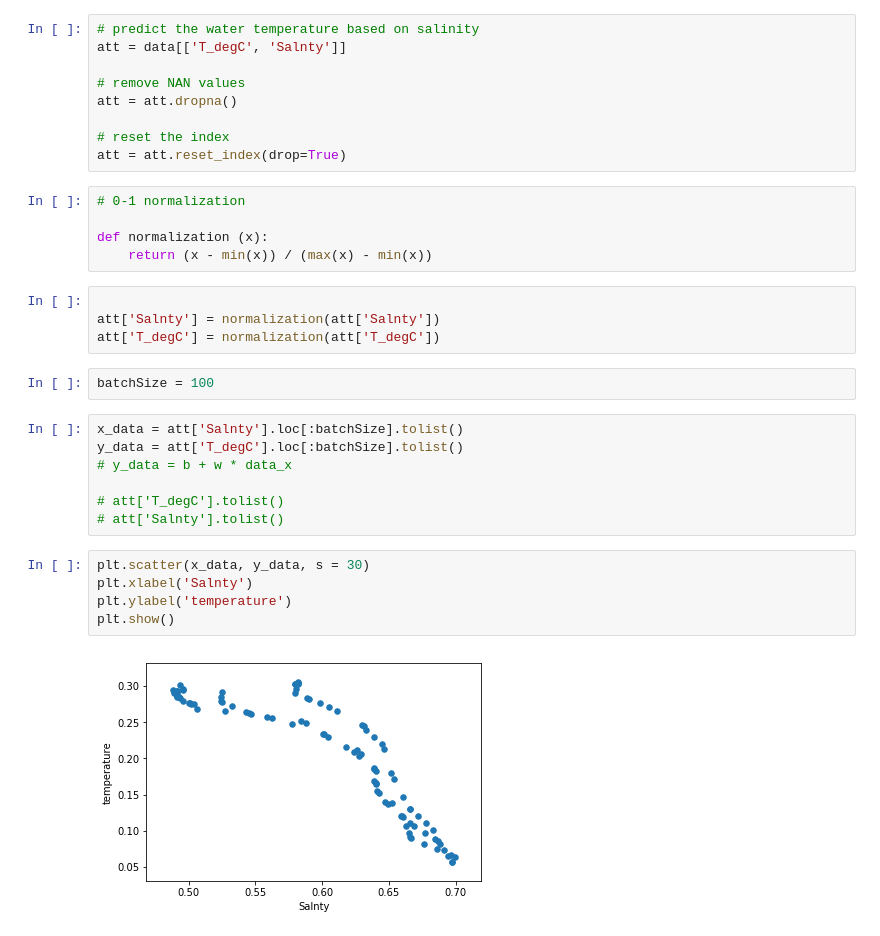
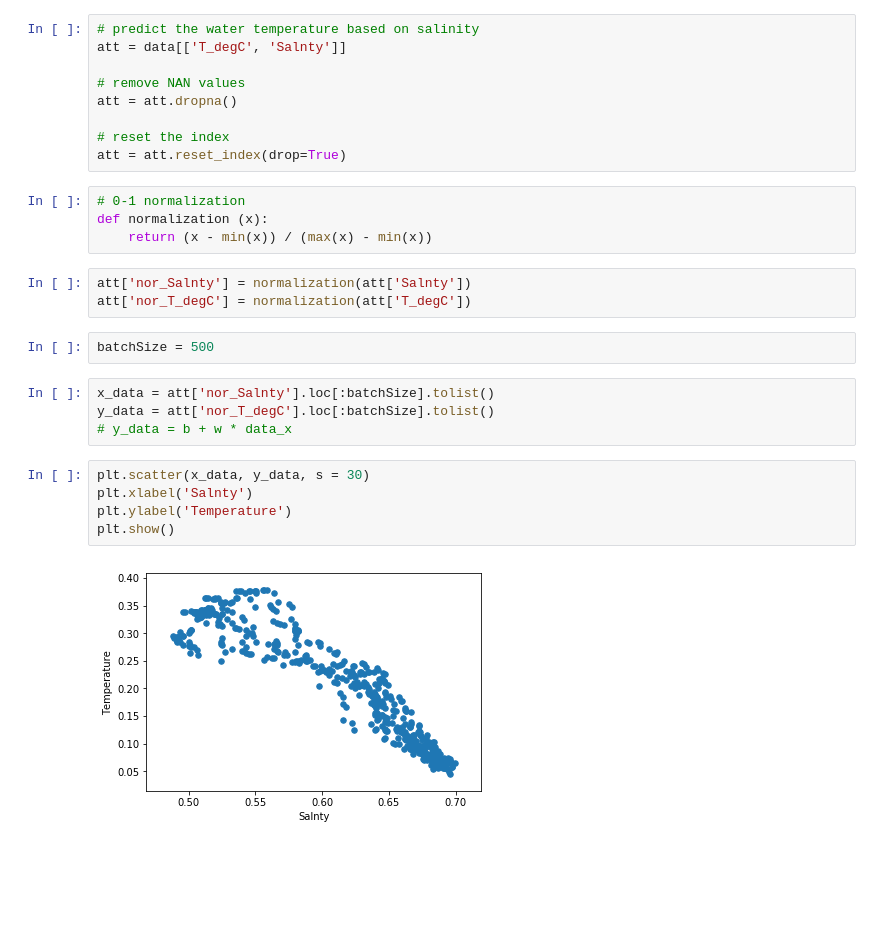
Before and after one commit to Chen21697/CalCOFI, a Jupyter notebook: CalCOFI_linear_regression.ipynb, the cells around one changed output. Drawn from its saved outputs; the diff is of its cells as text; blank space fills up the shorter version.

```diff
--- a/CalCOFI_linear_regression.ipynb
+++ b/CalCOFI_linear_regression.ipynb
@@ -30,29 +31,24 @@ att = att.dropna()
 att = att.reset_index(drop=True)
 # %%
 # 0-1 normalization
-
 def normalization (x):
     return (x - min(x)) / (max(x) - min(x))
 # %%
-
-att['Salnty'] = normalization(att['Salnty'])
-att['T_degC'] = normalization(att['T_degC'])
+att['nor_Salnty'] = normalization(att['Salnty'])
+att['nor_T_degC'] = normalization(att['T_degC'])
 # %%
-batchSize = 100
+batchSize = 500
 # %%
-x_data = att['Salnty'].loc[:batchSize].tolist()
-y_data = att['T_degC'].loc[:batchSize].tolist()
+x_data = att['nor_Salnty'].loc[:batchSize].tolist()
+y_data = att['nor_T_degC'].loc[:batchSize].tolist()
 # y_data = b + w * data_x
-
-# att['T_degC'].tolist()
-# att['Salnty'].tolist()
 # %%
 plt.scatter(x_data, y_data, s = 30)
 plt.xlabel('Salnty')
-plt.ylabel('temperature')
+plt.ylabel('Temperature')
 plt.show()
 # %% [output]
-[figure, old version]
+[figure, new version]
 # %%
 b = random.uniform(-1, 1) # initial b
 w = random.uniform(-1, 1) # initial w
```
Also changed, not shown: parts of 12 cells of this notebook.
